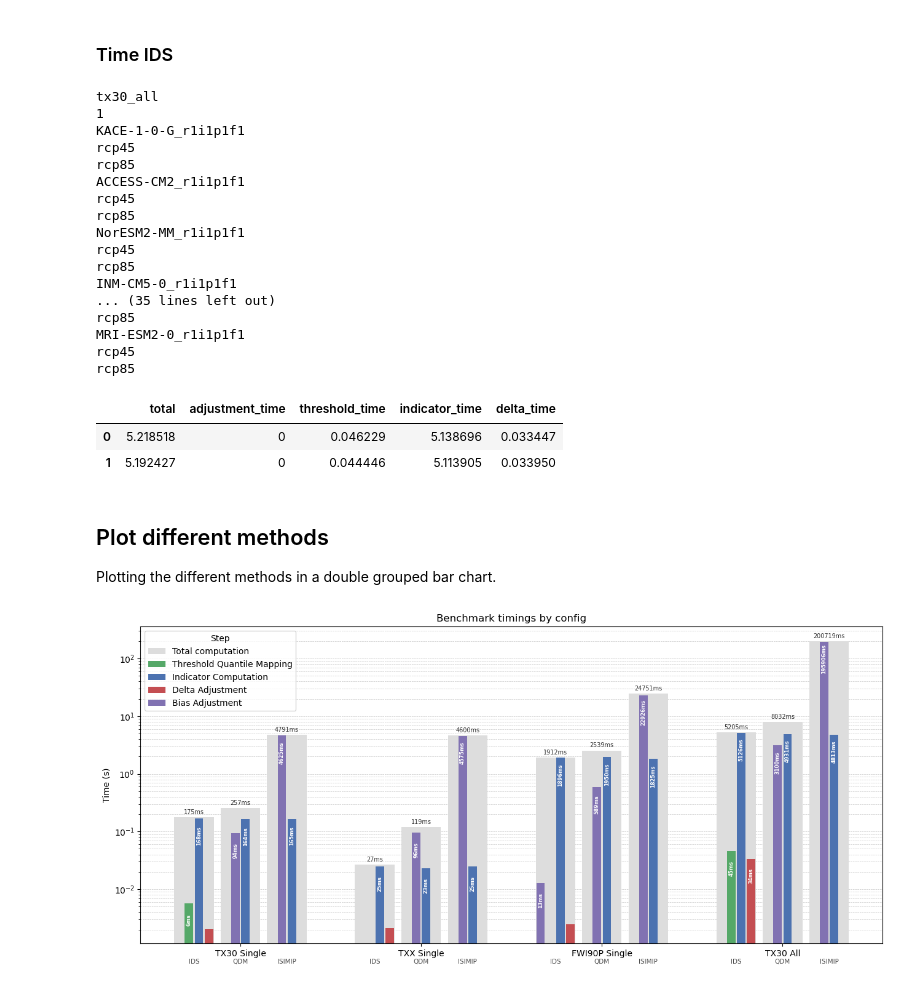
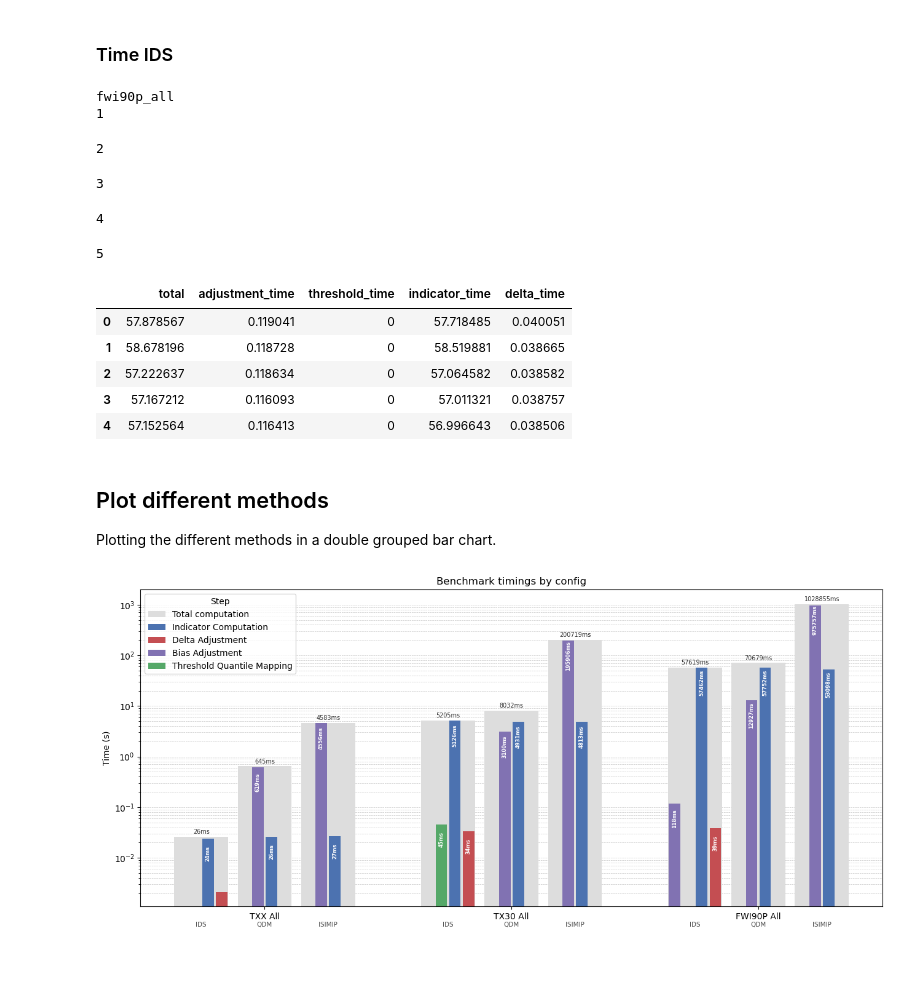
Before and after one commit to Lobelia-Earth/xids, a Jupyter notebook: notebooks/benchmark.ipynb, the cells around one changed output. Cells and saved outputs as stored; diff of their text form; code cells hidden in the pictures; blank space fills up the shorter version.

Commit message:
Add configs for fwi90p and txx all

```diff
--- a/notebooks/benchmark.ipynb
+++ b/notebooks/benchmark.ipynb
@@ -173,9 +173,8 @@ config_fwi90p_single = {
 
 }
 
-config_tx30_all = {
+base_all = {
     "kind": "+",
-    "variables": ["tasmax"],
     "scenarios": ["rcp45", "rcp85"],
     "models": models,
     "periods": [
@@ -185,17 +184,37 @@ config_tx30_all = {
         ("2051", "2070"),
         ("2061", "2080"),
     ],
+}
+config_tx30_all = {
+    **base_single,
+    "variables": ["tasmax"],
     "indicators": [{'func': tx_days_above, 'variables': ['tasmax'], "threshold": '30 degC'}]
+}
+
+config_txx_all = {
+    **base_single,
+    "variables": ["tasmax"],
+    "indicators": [{'func': tx_max, 'variables': ['tasmax']}]
+}
+
+config_fwi90p_all = {
+    **base_all,
+    'variables':['tas', 'sfcWind', 'pr', 'hurs'],
+    "indicators": [{'func': fwi90p, 'variables': ['tas', 'hurs', 'pr', 'sfcWind']}],
+    'ids_linear_scaling': True
+
 }
 
 configs = {
     'txx_single': config_txx_single,
     'tx30_single': config_tx30_single,
+    'fwi90p_single': config_fwi90p_single,
+    'txx_all': config_txx_all,
     'tx30_all': config_tx30_all,
-    'fwi90p_single': config_fwi90p_single
+    'fwi90p_all': config_fwi90p_all
 }
 
-configname='tx30_all'
+configname='fwi90p_all'
 # %%
 def compute_indicator( adjusted, ind_conf, models, scenarios, periods):
     kwargs = {'thresh': ind_conf['threshold']} if 'threshold' in ind_conf else {}
@@ -280,7 +299,7 @@ def compute_with_qdm(config):
 # %%
 data = []
 print(configname)
-for i in range(1, 5):
+for i in range(1, 6):
     print(i)
     total_start = perf_counter()
     adj_time, indicator_time = compute_with_qdm(configs[configname])
@@ -393,7 +412,7 @@ def compute_with_isimip(config):
 # %%
 data = []
 print(configname)
-for i in range(1, 5):
+for i in range(1, 6):
     print(i)
     total_start = perf_counter()
     adj_time, indicator_time = compute_with_isimip(configs[configname])
@@ -590,7 +627,7 @@ def compute_with_ids(config):
 # %%
 data = []
 print(configname)
-for i in range(1, 3):
+for i in range(1, 6):
     print(i)
     total_start = perf_counter()
     adjustment_time, threshold_time, indicator_time, delta_time = compute_with_ids(configs[configname])
@@ -612,33 +649,26 @@ ids_df.to_csv(save_path / f"ids_{configname}.csv", index=False)
 
 ids_df.head()
 # %% [output]
-tx30_all
+fwi90p_all
 1
-KACE-1-0-G_r1i1p1f1
-rcp45
-rcp85
-ACCESS-CM2_r1i1p1f1
-rcp45
-rcp85
-NorESM2-MM_r1i1p1f1
-rcp45
-rcp85
-INM-CM5-0_r1i1p1f1
-... (35 lines left out)
-rcp85
-MRI-ESM2-0_r1i1p1f1
-rcp45
-rcp85
+2
+3
+4
+5
 |  | total | adjustment_time | threshold_time | indicator_time | delta_time |
-| 0 | 5.218518 | 0 | 0.046229 | 5.138696 | 0.033447 |
-| 1 | 5.192427 | 0 | 0.044446 | 5.113905 | 0.033950 |
+| 0 | 57.878567 | 0.119041 | 0 | 57.718485 | 0.040051 |
+| 1 | 58.678196 | 0.118728 | 0 | 58.519881 | 0.038665 |
+| 2 | 57.222637 | 0.118634 | 0 | 57.064582 | 0.038582 |
+| 3 | 57.167212 | 0.116093 | 0 | 57.011321 | 0.038757 |
+| 4 | 57.152564 | 0.116413 | 0 | 56.996643 | 0.038506 |
 # %% [markdown]
 ## Plot different methods
 Plotting the different methods in a double grouped bar chart.
 # %%
 import numpy as np
 
-config_names = ["tx30_single", "txx_single", "fwi90p_single", "tx30_all"]
+config_names = ["txx_single", "tx30_single", "fwi90p_single"]
+config_names = ['txx_all',"tx30_all",  'fwi90p_all']
 methods = ["IDS", "QDM", "ISIMIP"]
 
 # Component definitions per method
@@ -723,31 +753,31 @@ for g_idx, cn in enumerate(config_names):
                         fontsize=6, color="white", fontweight="bold", rotation=90,
                         zorder=3)
 
         # Total label horizontally on top of background bar
         total_ms = total * 1000
         ax.text(method_center, total * 1.08,
                 f"{total_ms:.0f}ms", ha="center", va="bottom", fontsize=7, color="0.2")
 
         # Inner x-axis method label (using annotate with axis-fraction y)
         ax.annotate(method, xy=(method_center, 0), xycoords=("data", "axes fraction"),
                     xytext=(0, -18), textcoords="offset points",
                     ha="center", va="top", fontsize=7.5, color="0.3")
 
 def prettify_configname(name):
     indicator, suffix = name.split('_')
     return f'{indicator.upper()} {suffix.capitalize()}'
 
 ax.set_yscale("log")
 ax.set_ylabel("Time (s)")
 ax.set_title("Benchmark timings by config")
 ax.set_xticks(config_centers)
 ax.set_xticklabels([prettify_configname(c) for c in config_names])
 ax.yaxis.grid(True, which="both", linestyle="--", linewidth=0.5, alpha=0.7)
 ax.set_axisbelow(True)
 ax.legend(title="Step", loc="upper left")
 
 
 plt.tight_layout()
 plt.show()
 # %% [output]
-[figure, old version]
+[figure, new version]
```
Also changed, not shown: parts of 3 cells of this notebook.
